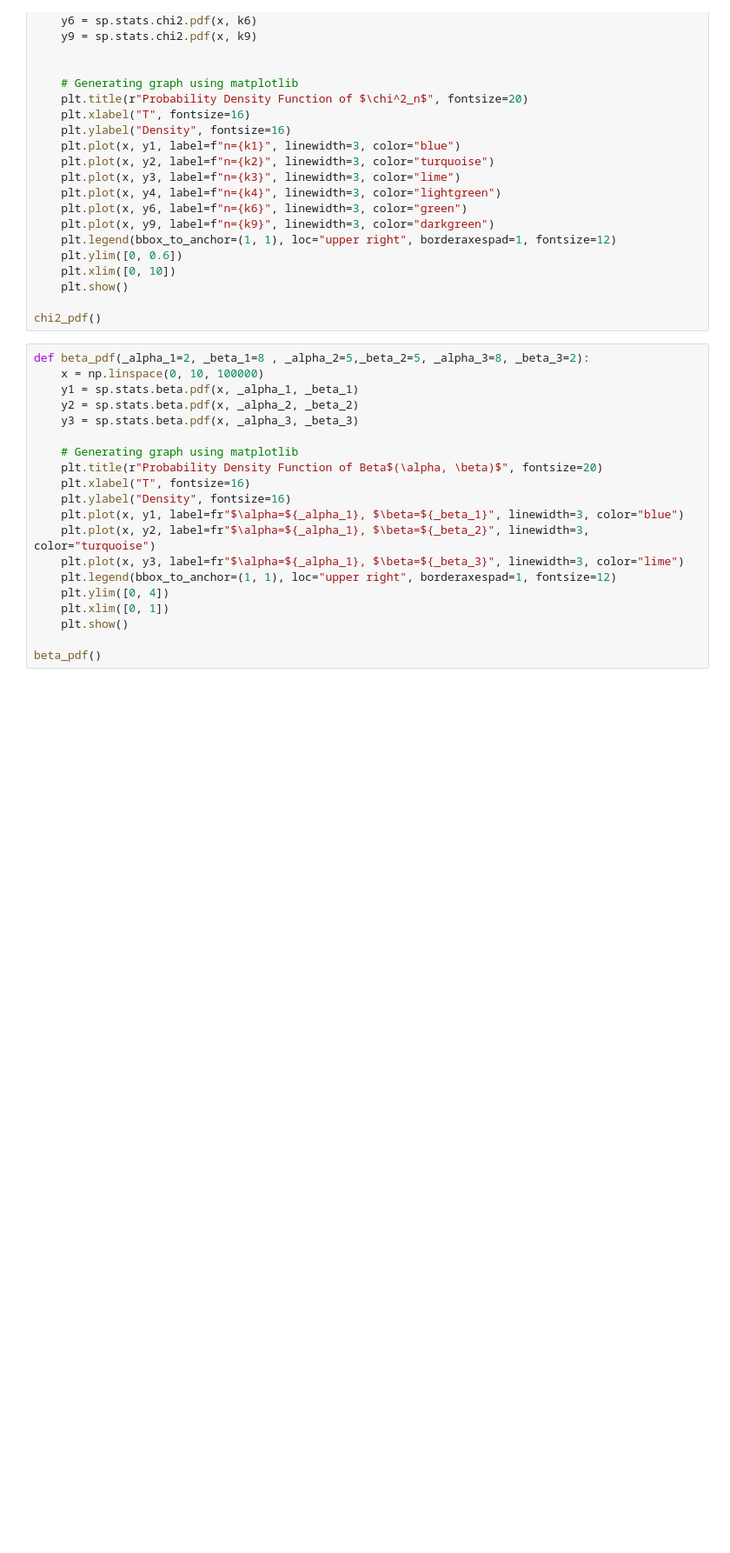
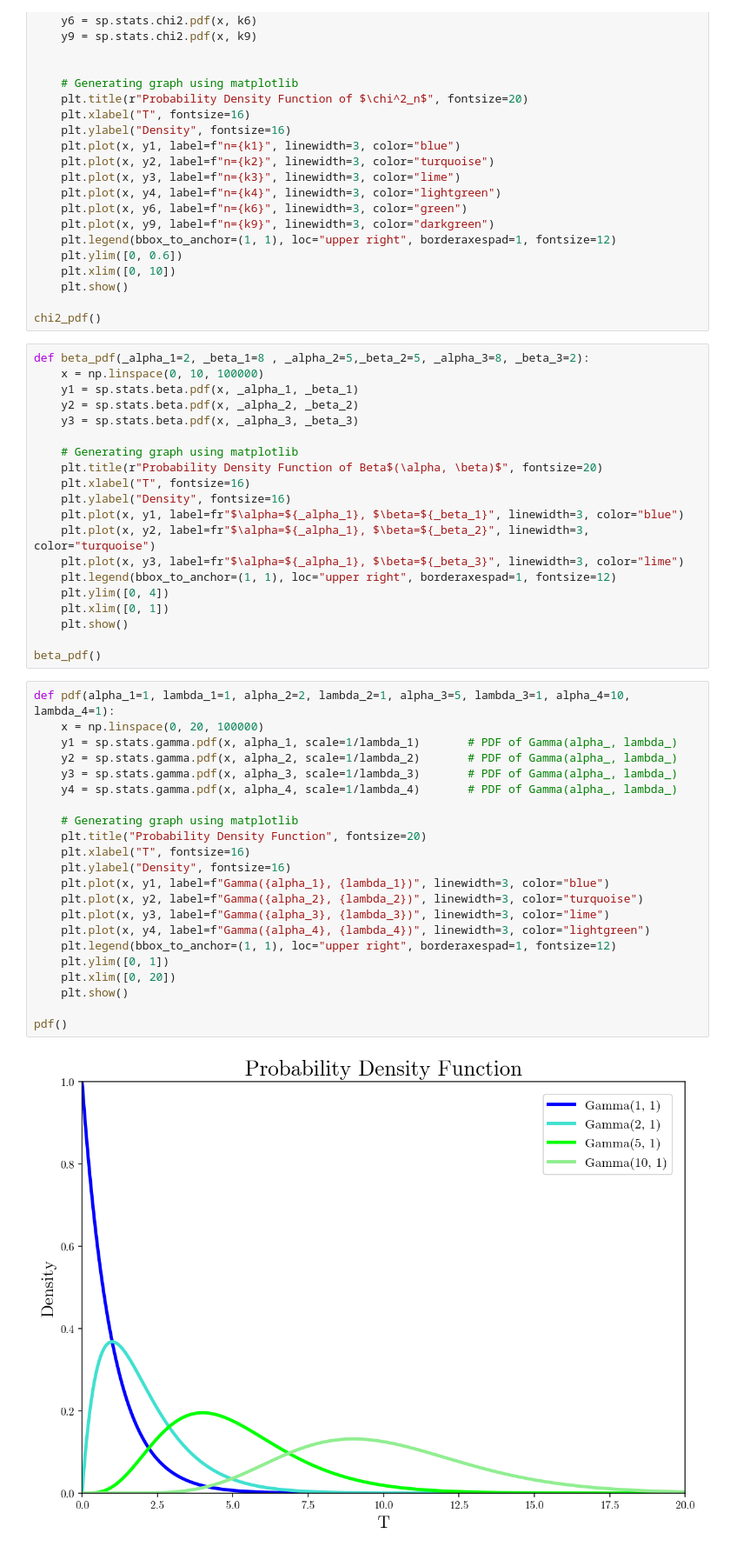
Before and after one commit to etiennecollin/gamma-distribution, a Jupyter notebook: src/main.ipynb, the cells around one changed output. Shown at 87% size. Saved outputs shown, nothing was run; the diff lists cells and outputs as text; blank space fills up the shorter version.

```diff
--- a/src/main.ipynb
+++ b/src/main.ipynb
@@ -228,3 +228,27 @@ def beta_pdf(_alpha_1=2, _beta_1=8 , _alpha_2=5,_beta_2=5, _alpha_3=8, _beta_3=2
 	plt.show()
 
 beta_pdf()
+# %%
+def pdf(alpha_1=1, lambda_1=1, alpha_2=2, lambda_2=1, alpha_3=5, lambda_3=1, alpha_4=10, lambda_4=1):
+	x = np.linspace(0, 20, 100000)
+	y1 = sp.stats.gamma.pdf(x, alpha_1, scale=1/lambda_1) 		# PDF of Gamma(alpha_, lambda_)
+	y2 = sp.stats.gamma.pdf(x, alpha_2, scale=1/lambda_2) 		# PDF of Gamma(alpha_, lambda_)
+	y3 = sp.stats.gamma.pdf(x, alpha_3, scale=1/lambda_3) 		# PDF of Gamma(alpha_, lambda_)
+	y4 = sp.stats.gamma.pdf(x, alpha_4, scale=1/lambda_4) 		# PDF of Gamma(alpha_, lambda_)
+
+    # Generating graph using matplotlib
+	plt.title("Probability Density Function", fontsize=20)
+	plt.xlabel("T", fontsize=16)
+	plt.ylabel("Density", fontsize=16)
+	plt.plot(x, y1, label=f"Gamma({alpha_1}, {lambda_1})", linewidth=3, color="blue")
+	plt.plot(x, y2, label=f"Gamma({alpha_2}, {lambda_2})", linewidth=3, color="turquoise")
+	plt.plot(x, y3, label=f"Gamma({alpha_3}, {lambda_3})", linewidth=3, color="lime")
+	plt.plot(x, y4, label=f"Gamma({alpha_4}, {lambda_4})", linewidth=3, color="lightgreen")
+	plt.legend(bbox_to_anchor=(1, 1), loc="upper right", borderaxespad=1, fontsize=12)
+	plt.ylim([0, 1])
+	plt.xlim([0, 20])
+	plt.show()
+
+pdf()
+# %% [output]
+[figure, added]
```
Also changed, not shown: 3 other files.
